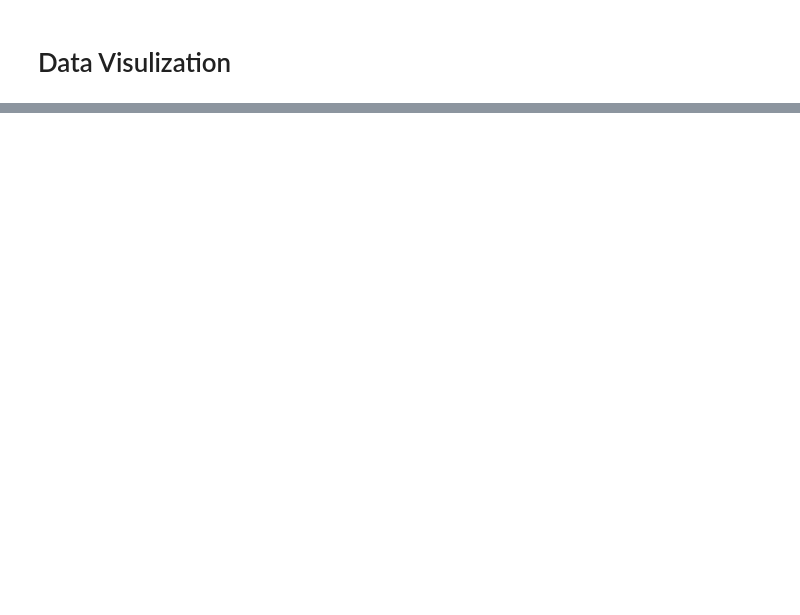
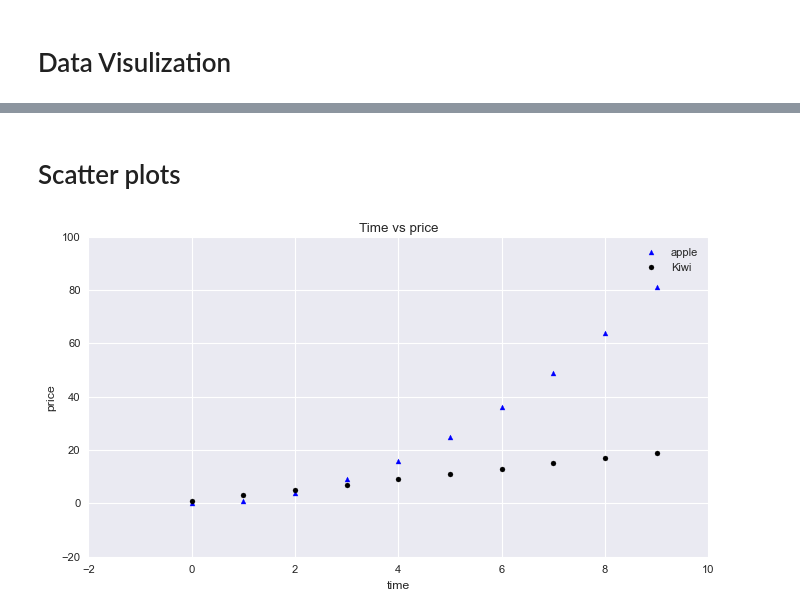
Before and after one commit to rishabhrathore055/DataScience, a Jupyter notebook: Data Visulization/Matplotlib/Matplotlib.ipynb, the cells around one changed output, grey strips where cells are left out. Cells and saved outputs as stored; diff of their text form; code cells hidden in the pictures; blank space fills up the shorter version.

```diff
--- a/Data Visulization/Matplotlib/Matplotlib.ipynb
+++ b/Data Visulization/Matplotlib/Matplotlib.ipynb
@@ -24,0 +50,14 @@ plt.show()
+# %% [markdown]
+# Scatter plots
+# %%
+# adjust the size of any plot
+plt.figure(figsize=(10,5))
+plt.scatter(x,y1,color = 'b',label = "apple",marker ='^')
+plt.scatter(x,y2,color = 'black',label = "Kiwi")
+plt.xlabel("time")
+plt.ylabel("price")
+plt.title("Time vs price")
+plt.legend()
+plt.show()
+# %% [output]
+[figure, added]
```
Also changed, not shown: parts of 17 cells of this notebook.
